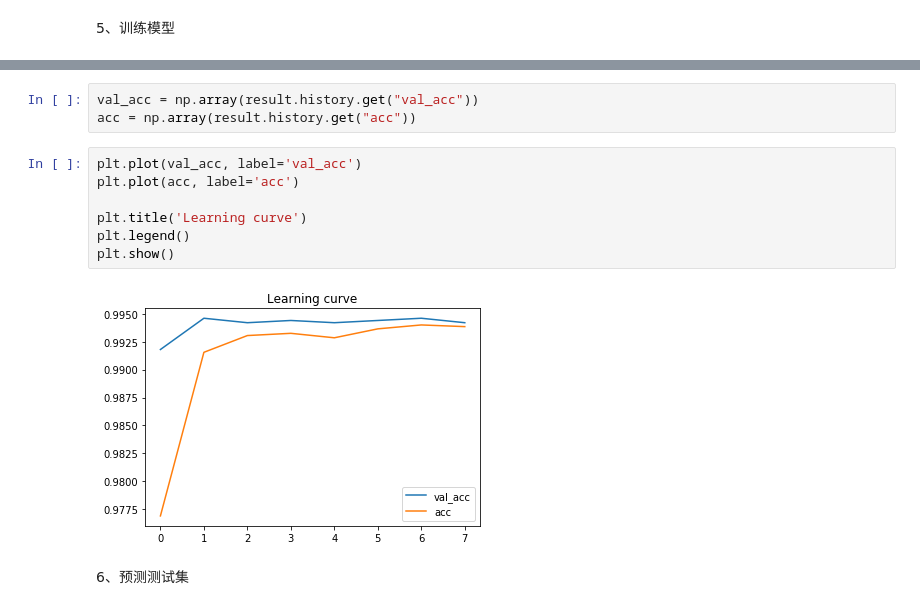
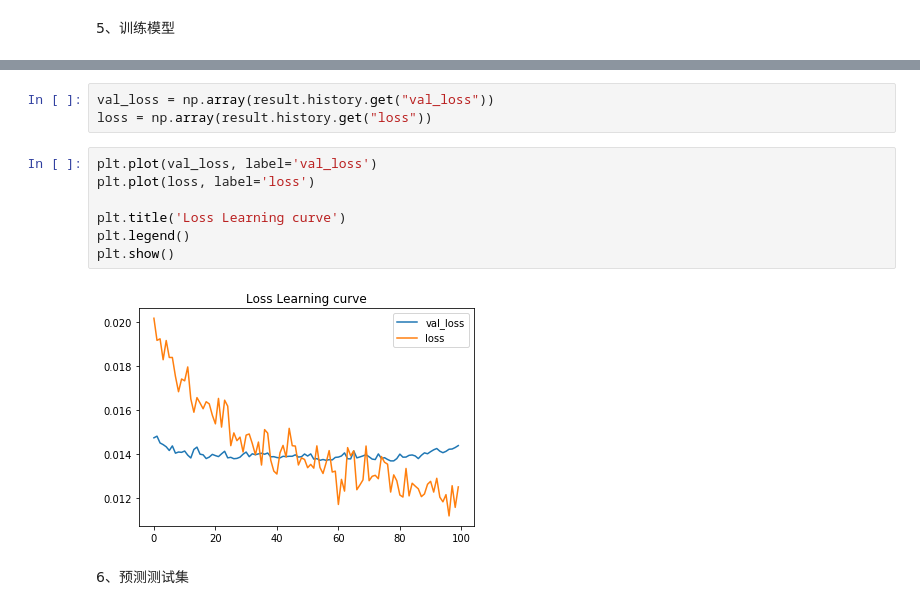
Before and after one commit to 981935539/udacity_project, a Jupyter notebook: Dogs vs. Cats.ipynb, the cells around one changed output, grey strips where cells are left out. Cells and saved outputs as stored; diff of their text form.

```diff
--- a/Dogs vs. Cats.ipynb
+++ b/Dogs vs. Cats.ipynb
@@ -115,15 +160,15 @@ np.array(result.history.get("val_acc")).mean()
 # %%
-val_acc = np.array(result.history.get("val_acc"))
-acc = np.array(result.history.get("acc"))
+val_loss = np.array(result.history.get("val_loss"))
+loss = np.array(result.history.get("loss"))
 # %%
-plt.plot(val_acc, label='val_acc')
-plt.plot(acc, label='acc')
+plt.plot(val_loss, label='val_loss')
+plt.plot(loss, label='loss')
 
-plt.title('Learning curve')
+plt.title('Loss Learning curve')
 plt.legend()
 plt.show()
 # %% [output]
-[figure, old version]
+[figure, new version]
 # %% [markdown]
 6、预测测试集
 # %%
```
Also changed, not shown: parts of 15 cells of this notebook, 3 other files.
